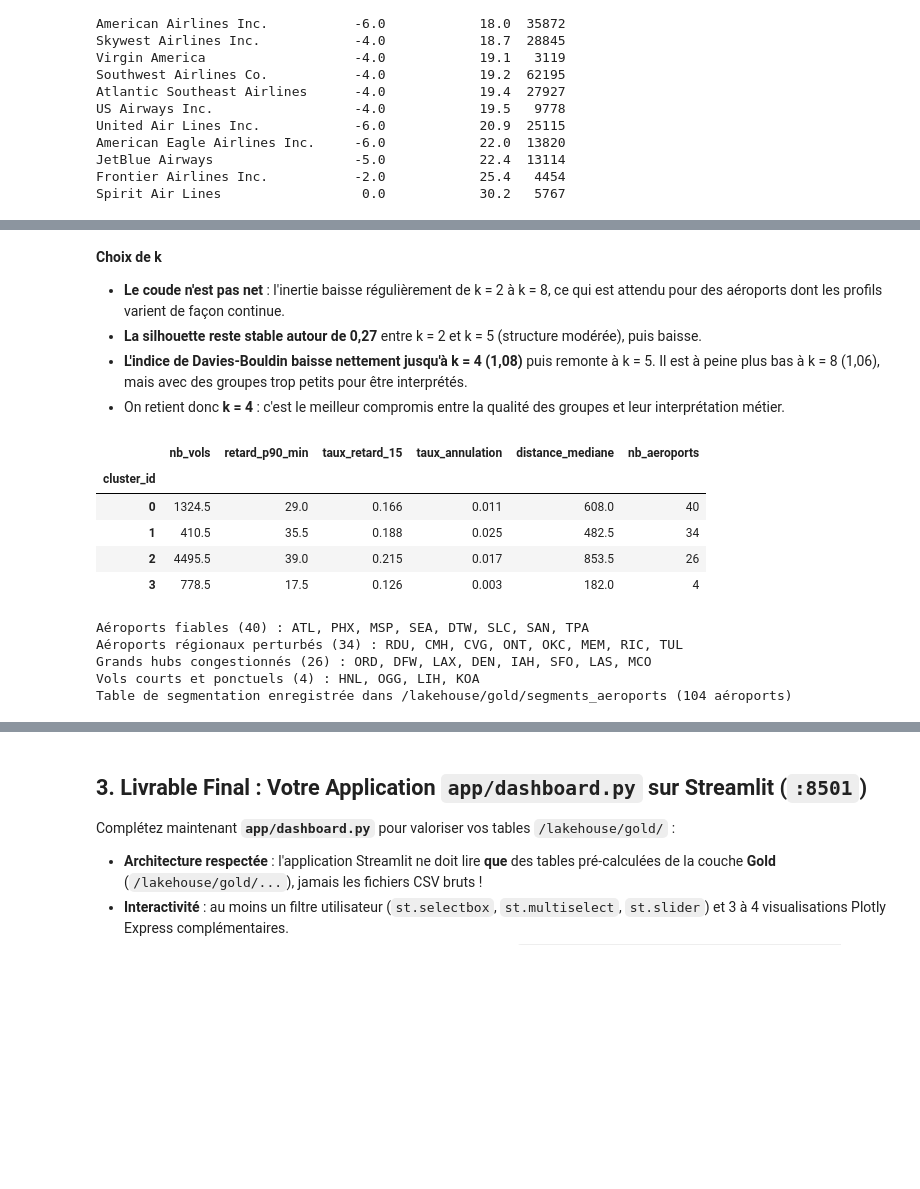
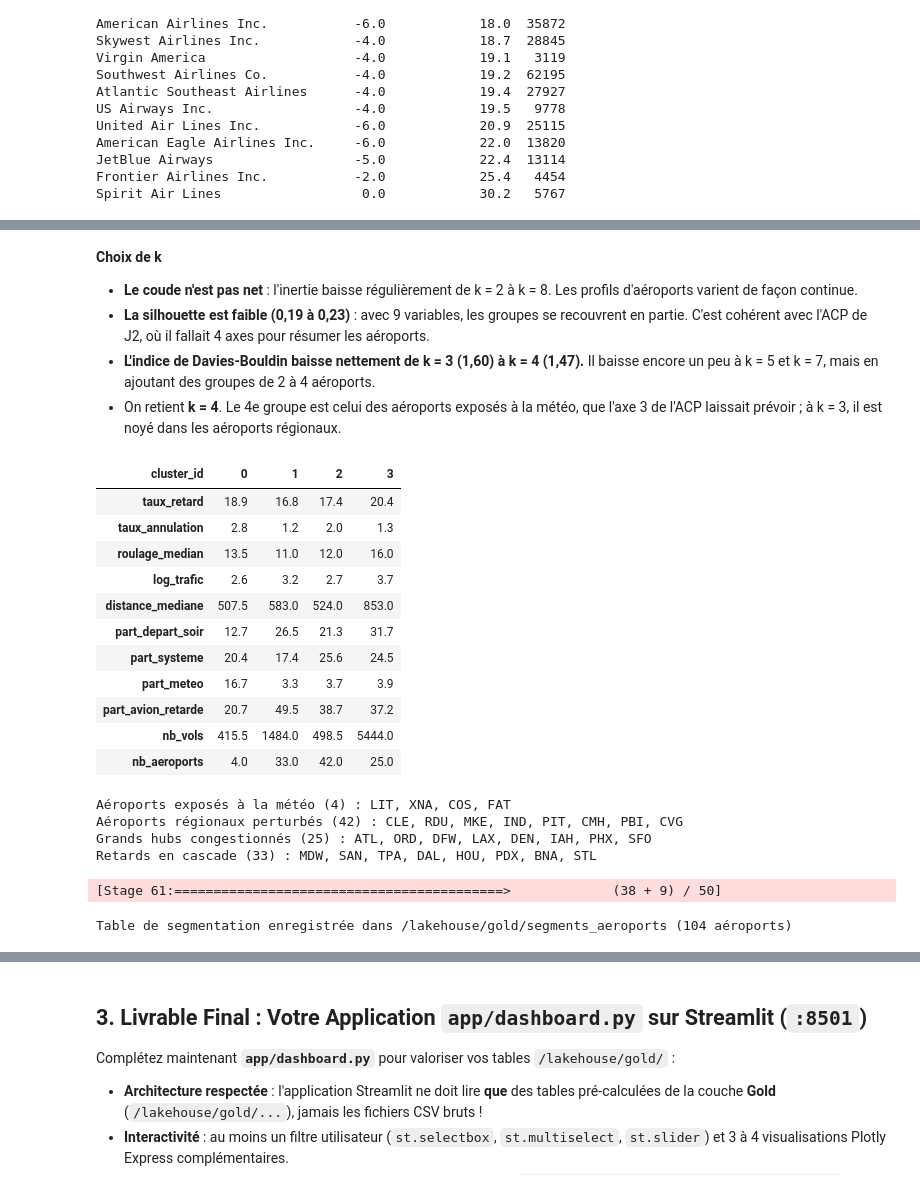
Before and after one commit to 104MJ/TP-datalake, a Jupyter notebook: notebooks/J4_Stats_Segmentation_Dashboard.ipynb, the cells around one changed output, grey strips where cells are left out. Cells and saved outputs as stored; diff of their text form; code cells hidden in the pictures; blank space fills up the shorter version.

```diff
--- a/notebooks/J4_Stats_Segmentation_Dashboard.ipynb
+++ b/notebooks/J4_Stats_Segmentation_Dashboard.ipynb
@@ -309,63 +373,70 @@ Asymétrie des variables : {'nb_vols': 2.48, 'retard_p90_min': 0.18, 'taux_retar
 # %% [markdown]
 **Choix de k**
 
-- **Le coude n'est pas net** : l'inertie baisse régulièrement de k = 2 à k = 8, ce qui est attendu pour des aéroports dont les profils varient de façon continue.
-- **La silhouette reste stable autour de 0,27** entre k = 2 et k = 5 (structure modérée), puis baisse.
-- **L'indice de Davies-Bouldin baisse nettement jusqu'à k = 4 (1,08)** puis remonte à k = 5. Il est à peine plus bas à k = 8 (1,06), mais avec des groupes trop petits pour être interprétés.
-- On retient donc **k = 4** : c'est le meilleur compromis entre la qualité des groupes et leur interprétation métier.
+- **Le coude n'est pas net** : l'inertie baisse régulièrement de k = 2 à k = 8. Les profils d'aéroports varient de façon continue.
+- **La silhouette est faible (0,19 à 0,23)** : avec 9 variables, les groupes se recouvrent en partie. C'est cohérent avec l'ACP de J2, où il fallait 4 axes pour résumer les aéroports.
+- **L'indice de Davies-Bouldin baisse nettement de k = 3 (1,60) à k = 4 (1,47).** Il baisse encore un peu à k = 5 et k = 7, mais en ajoutant des groupes de 2 à 4 aéroports.
+- On retient **k = 4**. Le 4e groupe est celui des aéroports exposés à la météo, que l'axe 3 de l'ACP laissait prévoir ; à k = 3, il est noyé dans les aéroports régionaux.
 # %%
 K = 4
 kmeans = KMeans(n_clusters=K, random_state=42, n_init=20)
 entities_pd["cluster_id"] = kmeans.fit_predict(X).astype(int)
 
 # Examiner les profils pour interpréter les groupes.
-profile = entities_pd.groupby("cluster_id")[feature_cols].median()
+profile = entities_pd.groupby("cluster_id")[feature_cols + ["nb_vols"]].median()
 profile["nb_aeroports"] = entities_pd.groupby("cluster_id").size()
-display(profile.round(3))
+display(profile.round(1).T)
 
 # Nommer les groupes à partir de leur profil (règles indépendantes du numéro de cluster)
 reste = list(profile.index)
-hubs = profile.loc[reste, "nb_vols"].idxmax(); reste.remove(hubs)
-courts = profile.loc[reste, "distance_mediane"].idxmin(); reste.remove(courts)
-perturbes = profile.loc[reste, "taux_annulation"].idxmax(); reste.remove(perturbes)
+hubs = profile.loc[reste, "log_trafic"].idxmax(); reste.remove(hubs)
+meteo = profile.loc[reste, "part_meteo"].idxmax(); reste.remove(meteo)
+cascade = profile.loc[reste, "part_avion_retarde"].idxmax(); reste.remove(cascade)
 label_map = {
     hubs: "Grands hubs congestionnés",
-    courts: "Vols courts et ponctuels",
-    perturbes: "Aéroports régionaux perturbés",
-    reste[0]: "Aéroports fiables",
+    meteo: "Aéroports exposés à la météo",
+    cascade: "Retards en cascade",
+    reste[0]: "Aéroports régionaux perturbés",
 }
 entities_pd["segment"] = entities_pd["cluster_id"].map(label_map)
 
 for seg, g in entities_pd.groupby("segment"):
     print(f"{seg} ({len(g)}) : {', '.join(g.nlargest(8, 'nb_vols')['origin_airport'])}")
 
-assert "segment" in entities_pd.columns
+assert entities_pd["segment"].notna().all()
 
 (
     spark.createDataFrame(entities_pd)
     .coalesce(2)
     .write.format("delta")
     .mode("overwrite")
     .option("overwriteSchema", "true")
     .save(GOLD_SEGMENTS_PATH)
 )
 
 print(
     f"Table de segmentation enregistrée dans {GOLD_SEGMENTS_PATH} "
     f"({len(entities_pd):,} aéroports)"
 )
 # %% [output]
-|  | nb_vols | retard_p90_min | taux_retard_15 | taux_annulation | distance_mediane | nb_aeroports |
-| cluster_id |  |  |  |  |  |  |
-| 0 | 1324.5 | 29.0 | 0.166 | 0.011 | 608.0 | 40 |
-| 1 | 410.5 | 35.5 | 0.188 | 0.025 | 482.5 | 34 |
-| 2 | 4495.5 | 39.0 | 0.215 | 0.017 | 853.5 | 26 |
-| 3 | 778.5 | 17.5 | 0.126 | 0.003 | 182.0 | 4 |
+| cluster_id | 0 | 1 | 2 | 3 |
+| taux_retard | 18.9 | 16.8 | 17.4 | 20.4 |
+| taux_annulation | 2.8 | 1.2 | 2.0 | 1.3 |
+| roulage_median | 13.5 | 11.0 | 12.0 | 16.0 |
+| log_trafic | 2.6 | 3.2 | 2.7 | 3.7 |
+| distance_mediane | 507.5 | 583.0 | 524.0 | 853.0 |
+| part_depart_soir | 12.7 | 26.5 | 21.3 | 31.7 |
+| part_systeme | 20.4 | 17.4 | 25.6 | 24.5 |
+| part_meteo | 16.7 | 3.3 | 3.7 | 3.9 |
+| part_avion_retarde | 20.7 | 49.5 | 38.7 | 37.2 |
+| nb_vols | 415.5 | 1484.0 | 498.5 | 5444.0 |
+| nb_aeroports | 4.0 | 33.0 | 42.0 | 25.0 |
-Aéroports fiables (40) : ATL, PHX, MSP, SEA, DTW, SLC, SAN, TPA
-Aéroports régionaux perturbés (34) : RDU, CMH, CVG, ONT, OKC, MEM, RIC, TUL
-Grands hubs congestionnés (26) : ORD, DFW, LAX, DEN, IAH, SFO, LAS, MCO
-Vols courts et ponctuels (4) : HNL, OGG, LIH, KOA
-Table de segmentation enregistrée dans /lakehouse/gold/segments_aeroports (104 aéroports)
+Aéroports exposés à la météo (4) : LIT, XNA, COS, FAT
+Aéroports régionaux perturbés (42) : CLE, RDU, MKE, IND, PIT, CMH, PBI, CVG
+Grands hubs congestionnés (25) : ATL, ORD, DFW, LAX, DEN, IAH, PHX, SFO
+Retards en cascade (33) : MDW, SAN, TPA, DAL, HOU, PDX, BNA, STL
+[Stage 61:==========================================>             (38 + 9) / 50]
+Table de segmentation enregistrée dans /lakehouse/gold/segments_aeroports (104 aéroports)
 # %% [markdown]
 **Interprétation des segments**
 
```
Also changed, not shown: parts of 10 cells of this notebook, 5 other files.
